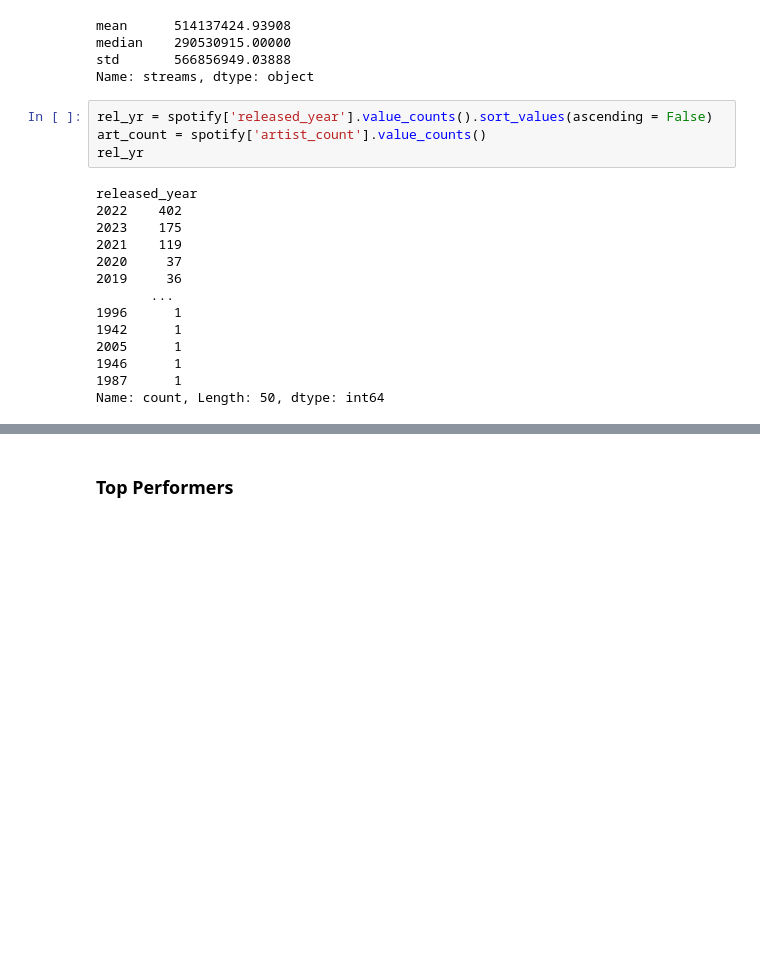
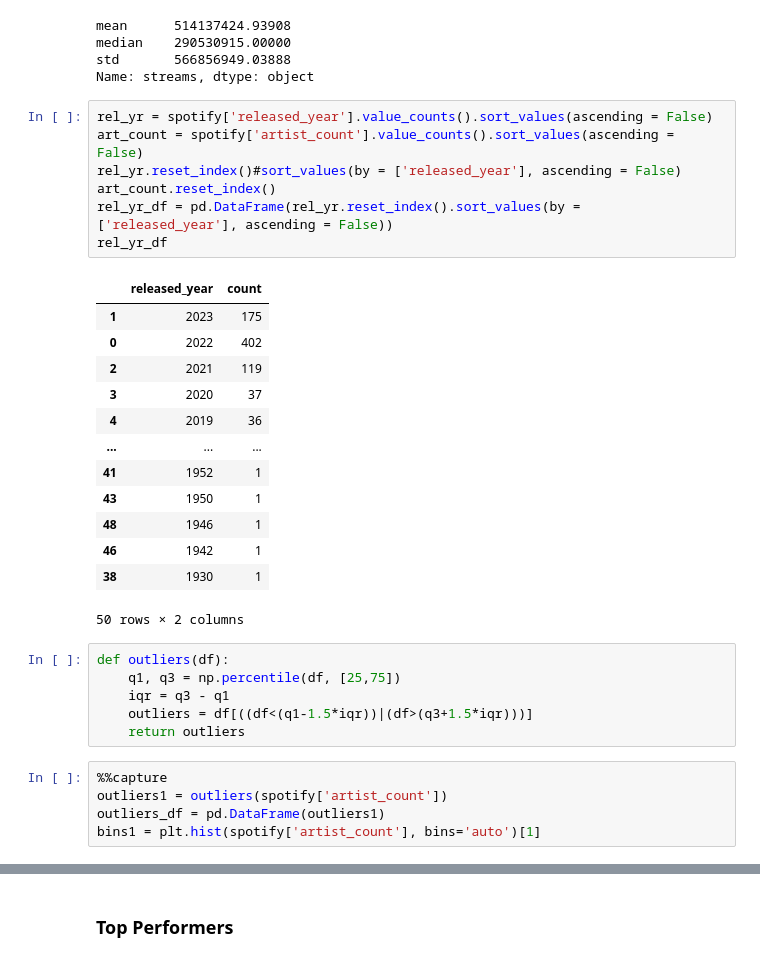
Before and after one commit to krlsbrre/Spotify-Data-Analysis, a Jupyter notebook: SPOTIFY.ipynb, the cells around one changed output, grey strips where cells are left out. Cells and saved outputs as stored; diff of their text form; blank space fills up the shorter version.

```diff
--- a/SPOTIFY.ipynb
+++ b/SPOTIFY.ipynb
@@ -52,21 +52,35 @@ mean      514137424.93908
 median    290530915.00000
 std       566856949.03888
 Name: streams, dtype: object
-# %%
-rel_yr = spotify['released_year'].value_counts().sort_values(ascending = False)
-art_count = spotify['artist_count'].value_counts()
-rel_yr
-# %% [output]
-released_year
-2022    402
-2023    175
-2021    119
-2020     37
-2019     36
-       ...
-1996      1
-1942      1
-2005      1
-1946      1
-1987      1
-Name: count, Length: 50, dtype: int64
+# %%
+rel_yr = spotify['released_year'].value_counts().sort_values(ascending = False)
+art_count = spotify['artist_count'].value_counts().sort_values(ascending = False)
+rel_yr.reset_index()#sort_values(by = ['released_year'], ascending = False)
+art_count.reset_index()
+rel_yr_df = pd.DataFrame(rel_yr.reset_index().sort_values(by = ['released_year'], ascending = False))
+rel_yr_df
+# %% [output]
+|  | released_year | count |
+| 1 | 2023 | 175 |
+| 0 | 2022 | 402 |
+| 2 | 2021 | 119 |
+| 3 | 2020 | 37 |
+| 4 | 2019 | 36 |
+| ... | ... | ... |
+| 41 | 1952 | 1 |
+| 43 | 1950 | 1 |
+| 48 | 1946 | 1 |
+| 46 | 1942 | 1 |
+| 38 | 1930 | 1 |
+50 rows × 2 columns
+# %%
+def outliers(df):
+    q1, q3 = np.percentile(df, [25,75])
+    iqr = q3 - q1
+    outliers = df[((df<(q1-1.5*iqr))|(df>(q3+1.5*iqr)))]
+    return outliers
+# %%
+%%capture
+outliers1 = outliers(spotify['artist_count'])
+outliers_df = pd.DataFrame(outliers1)
+bins1 = plt.hist(spotify['artist_count'], bins='auto')[1]
```
Also changed, not shown: parts of 4 cells of this notebook.
